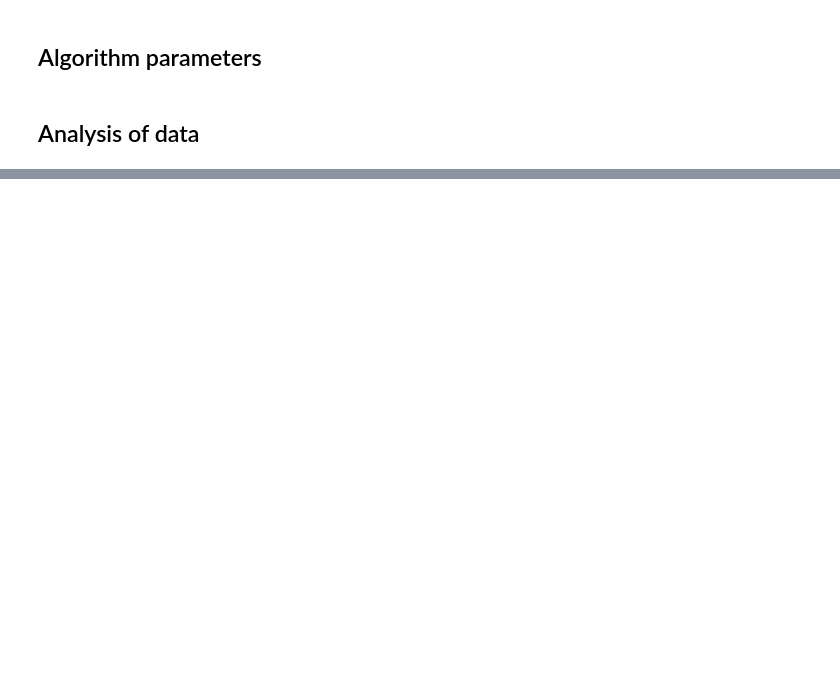
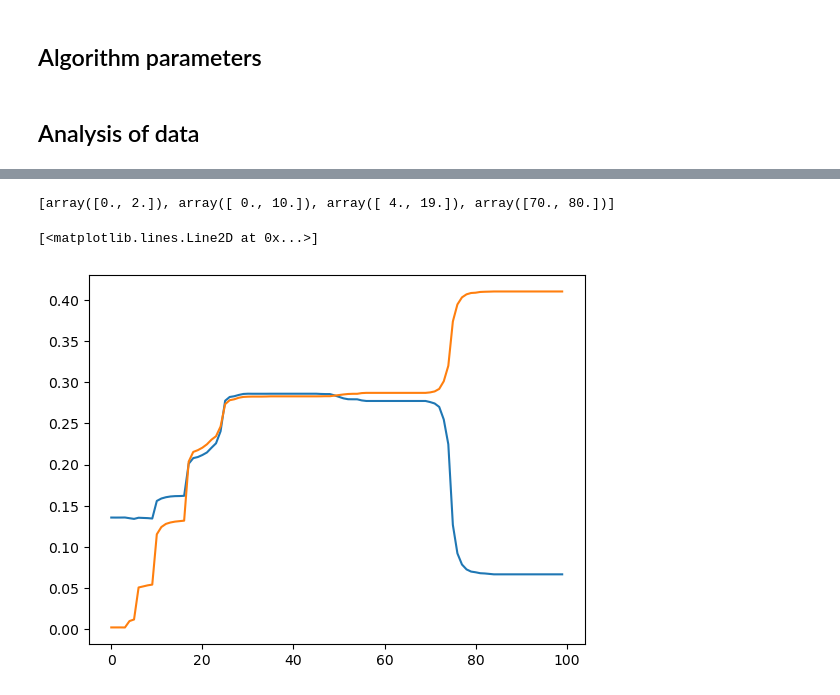
Before and after one commit to threeblueonebrowneyes/bayesian-sir-with-changing-points, a Jupyter notebook: Bayes_SIR.ipynb, the cells around one changed output, grey strips where cells are left out. Cells and saved outputs as stored; diff of their text form; code cells hidden in the pictures; blank space fills up the shorter version.

```diff
--- a/Bayes_SIR.ipynb
+++ b/Bayes_SIR.ipynb
@@ -350,6 +351,8 @@ plt.plot(np.mean(betas[burnin::thinning,:],axis=0))
 # %%
 beta_samples = betas[burnin::thinning, :]
 delta_samples = deltas[burnin::thinning, :]
+b_samples = bs[burnin::thinning, :]
+r_samples = rs[burnin::thinning, :]
 eta_samples = np.cumsum(deltas, axis=1)
 
 n_samples = eta_samples.shape[0]
@@ -456,0 +508,19 @@ plt.axvline(50)
+# %%
+ci_tau
+# %% [output]
+[array([0., 2.]), array([ 0., 10.]), array([ 4., 19.]), array([70., 80.])]
+# %%
+sum_beta = np.zeros(T)
+sum_gamma = np.zeros(T)
+n_smaples_reduced = delta_samples.shape[0]
+for g in range(n_smaples_reduced):
+    sum_beta += 1 / b_samples[g, :]
+    sum_gamma+= r_samples[g, :]/(1+r_samples[g, :])
+beta_final = sum_beta / n_smaples_reduced
+gamma_final = sum_gamma / n_smaples_reduced
+# %%
+plt.plot(beta_final)
+plt.plot(gamma_final)
+# %% [output]
+[<matplotlib.lines.Line2D at 0x...>]
+[figure, added]
```
Also changed, not shown: parts of 13 cells of this notebook.
